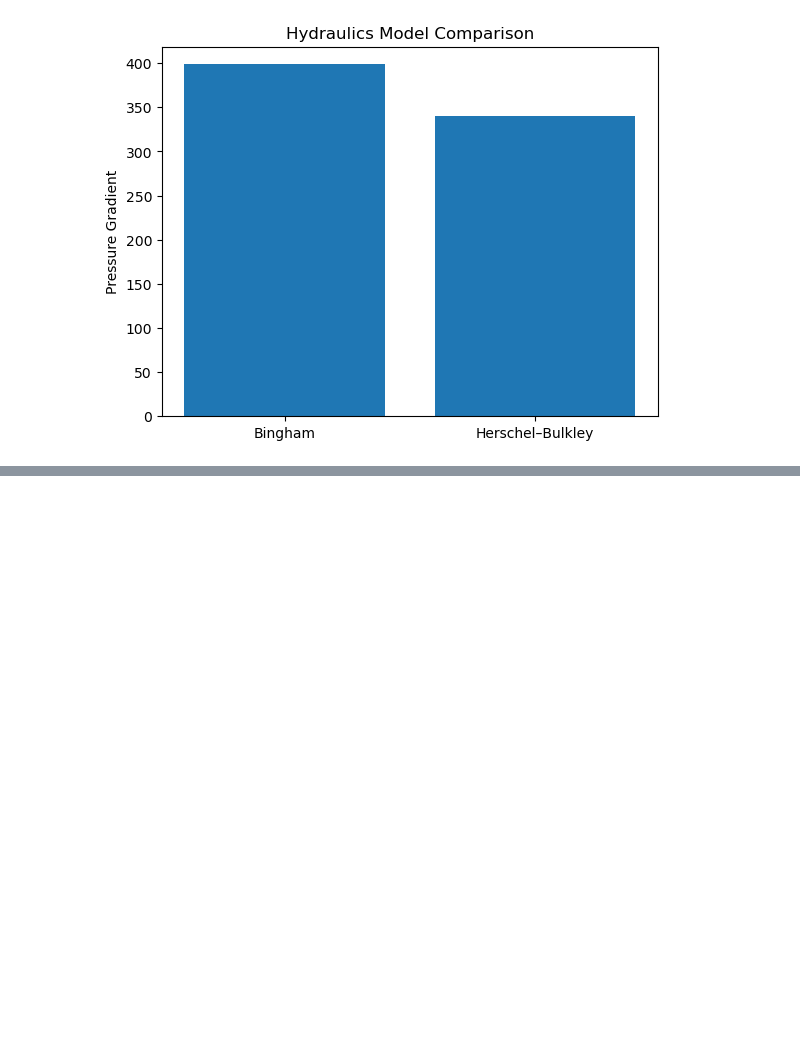
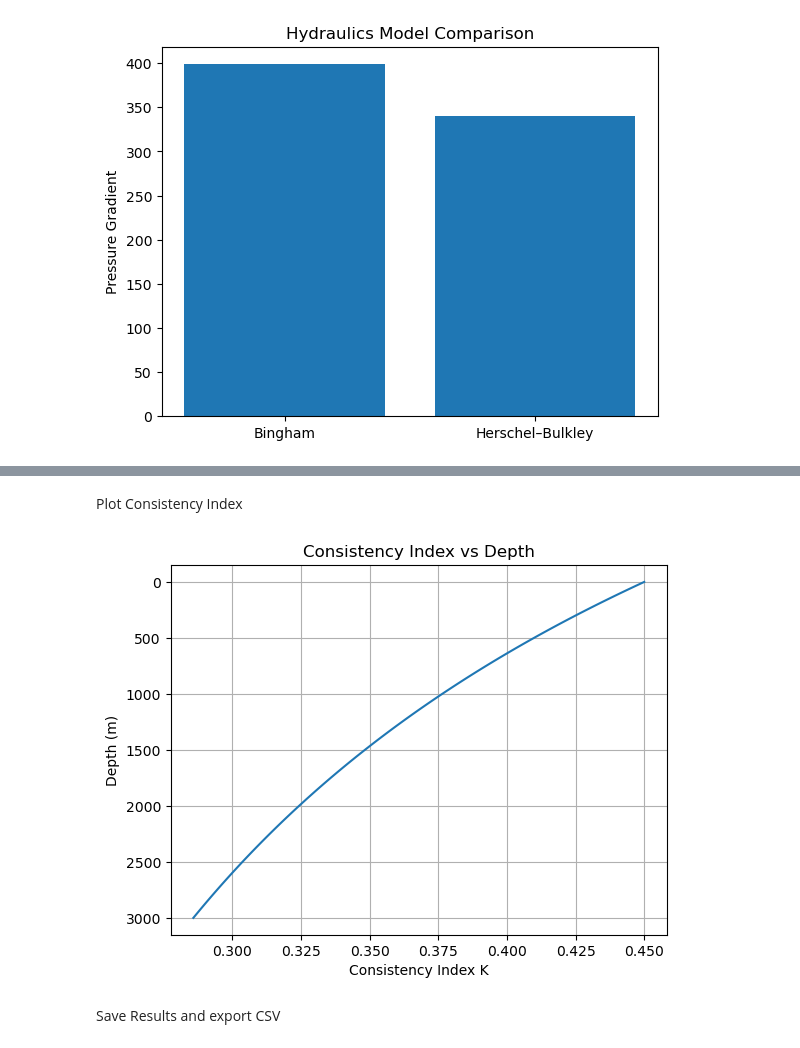
Before and after one commit to Bobi3828/drilling-analytics-engine, a Jupyter notebook: week_03_herschel_bulkley/notebooks/herschel_bulkley_analysis.ipynb, the cells around one changed output, grey strips where cells are left out. Saved outputs shown, nothing was run; the diff lists cells and outputs as text; code cells hidden in the pictures; blank space fills up the shorter version.

```diff
--- a/week_03_herschel_bulkley/notebooks/herschel_bulkley_analysis.ipynb
+++ b/week_03_herschel_bulkley/notebooks/herschel_bulkley_analysis.ipynb
@@ -380,0 +497,20 @@ plt.show()
+# %% [markdown]
+Plot Consistency Index
+# %%
+plt.figure()
+
+plt.plot(K_profile, depths)
+
+plt.gca().invert_yaxis()
+
+plt.xlabel("Consistency Index K")
+plt.ylabel("Depth (m)")
+plt.title("Consistency Index vs Depth")
+
+plt.grid(True)
+
+plt.show()
+# %% [output]
+[figure, added]
+# %% [markdown]
+Save Results and export CSV
```
Also changed, not shown: parts of 13 cells of this notebook, 2 other files.
